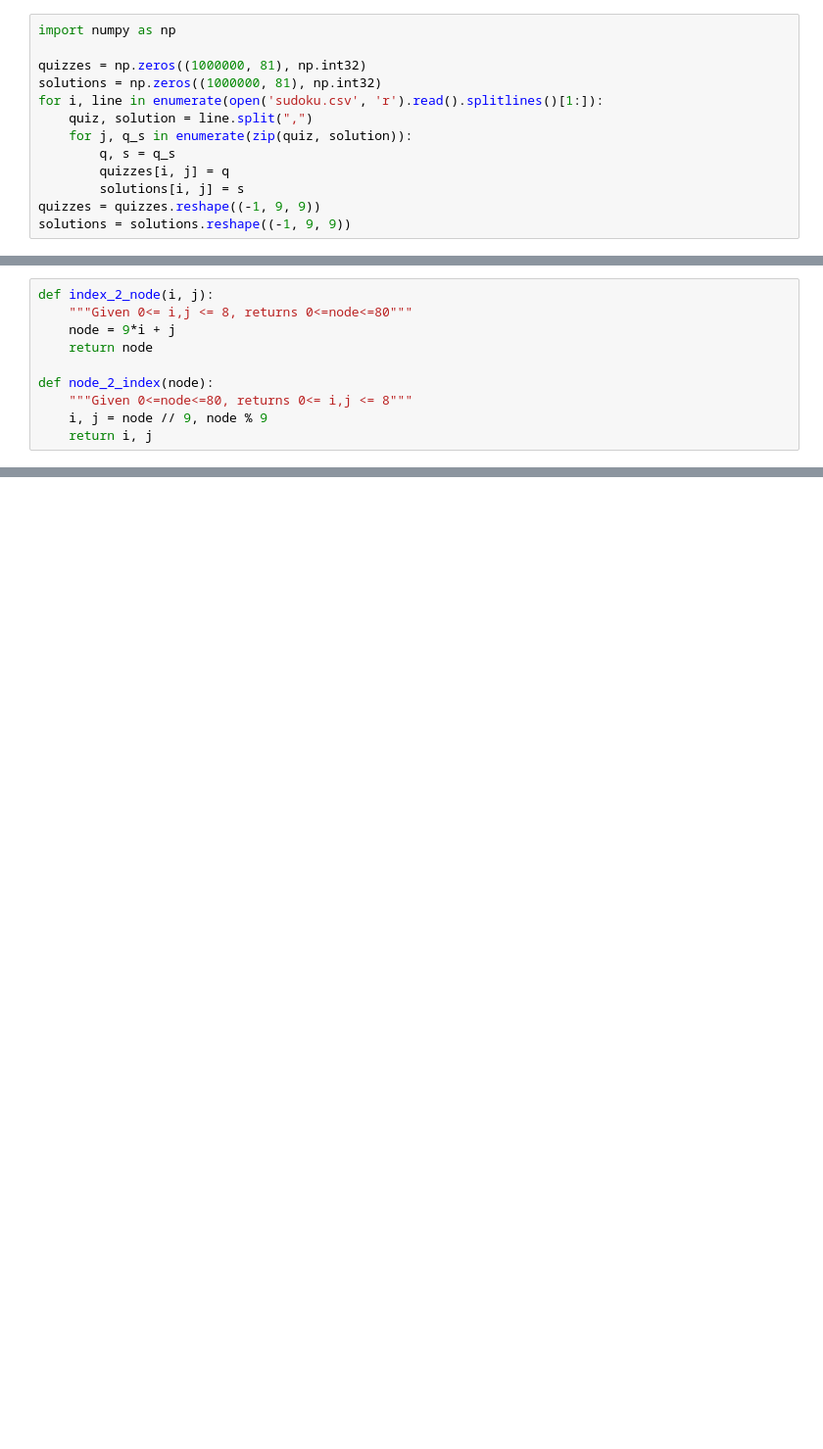
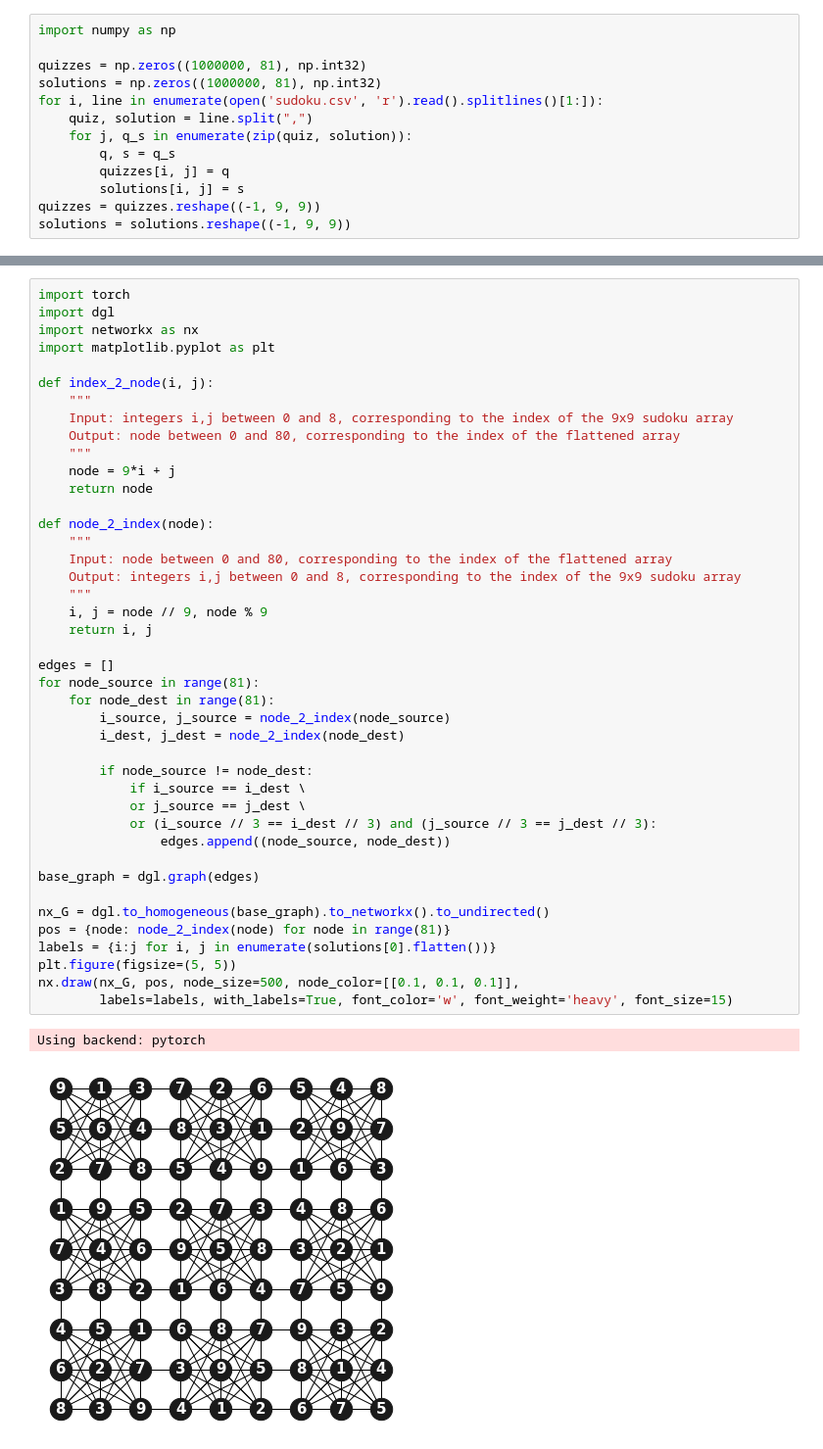
Before and after one commit to AdamYorkston/Sudoku-Graph, a Jupyter notebook: Sudoku Solver.ipynb, the cells around one changed output, grey strips where cells are left out. Shown: that part at 98% size. Cells and saved outputs as stored; diff of their text form; blank space fills up the shorter version.

```diff
--- a/Sudoku Solver.ipynb
+++ b/Sudoku Solver.ipynb
@@ -63,10 +13,0 @@ def sudoku_2_probs(sudoku):
-# %%
-def index_2_node(i, j):
-    """Given 0<= i,j <= 8, returns 0<=node<=80"""
-    node = 9*i + j
-    return node
-
-def node_2_index(node):
-    """Given 0<=node<=80, returns 0<= i,j <= 8"""
-    i, j = node // 9, node % 9
-    return i, j
@@ -373,0 +40,45 @@ def check_answer(sudoku, sol):
+# %%
+import torch
+import dgl
+import networkx as nx
+import matplotlib.pyplot as plt
+
+def index_2_node(i, j):
+    """
+    Input: integers i,j between 0 and 8, corresponding to the index of the 9x9 sudoku array
+    Output: node between 0 and 80, corresponding to the index of the flattened array
+    """
+    node = 9*i + j
+    return node
+
+def node_2_index(node):
+    """
+    Input: node between 0 and 80, corresponding to the index of the flattened array
+    Output: integers i,j between 0 and 8, corresponding to the index of the 9x9 sudoku array
+    """
+    i, j = node // 9, node % 9
+    return i, j
+
+edges = []
+for node_source in range(81):
+    for node_dest in range(81):
+        i_source, j_source = node_2_index(node_source)
+        i_dest, j_dest = node_2_index(node_dest)
+
+        if node_source != node_dest:
+            if i_source == i_dest \
+            or j_source == j_dest \
+            or (i_source // 3 == i_dest // 3) and (j_source // 3 == j_dest // 3):
+                edges.append((node_source, node_dest))
+
+base_graph = dgl.graph(edges)
+
+nx_G = dgl.to_homogeneous(base_graph).to_networkx().to_undirected()
+pos = {node: node_2_index(node) for node in range(81)}
+labels = {i:j for i, j in enumerate(solutions[0].flatten())}
+plt.figure(figsize=(5, 5))
+nx.draw(nx_G, pos, node_size=500, node_color=[[0.1, 0.1, 0.1]],
+        labels=labels, with_labels=True, font_color='w', font_weight='heavy', font_size=15)
+# %% [output]
+Using backend: pytorch
+[figure, added]
```
Also changed, not shown: parts of 24 cells of this notebook.
